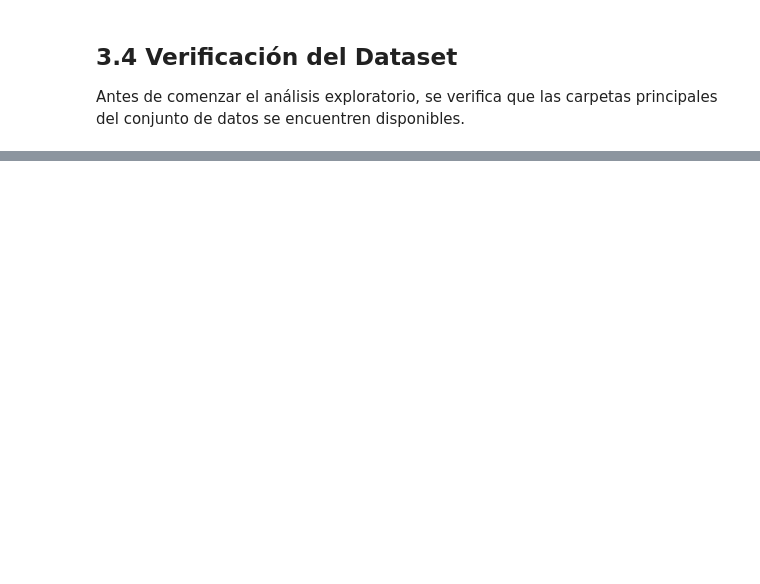
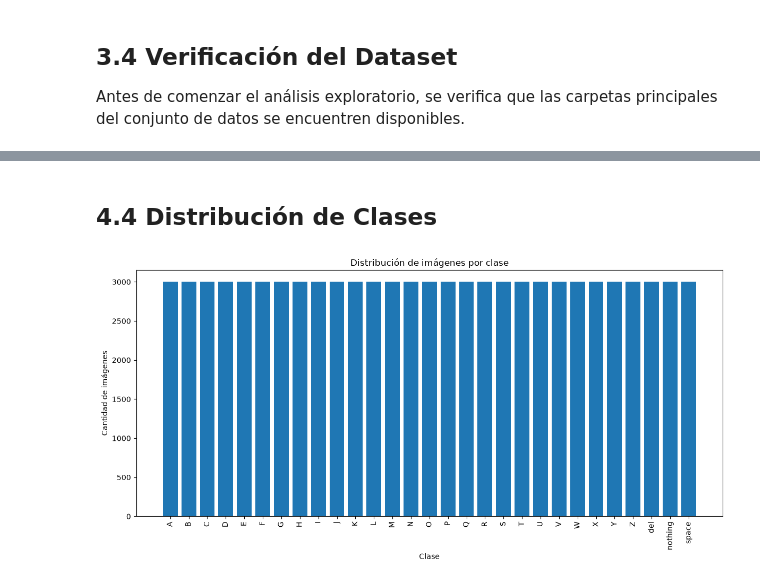
Before and after one commit to Emadlgg/Data_Science, a Jupyter notebook: Lab-DeepLearning/notebooks/Lab_DeepLearning.ipynb, the cells around one changed output, grey strips where cells are left out. Drawn from its saved outputs; the diff is of its cells as text; code cells hidden in the pictures; blank space fills up the shorter version.

```diff
--- a/Lab-DeepLearning/notebooks/Lab_DeepLearning.ipynb
+++ b/Lab-DeepLearning/notebooks/Lab_DeepLearning.ipynb
@@ -97,0 +168,17 @@ print(f"Número de imágenes en Test: {len(list(TEST_PATH.glob('*')))}")
+# %%
+dataset_info = []
+
+for class_name in classes:
+
+    class_path = TRAIN_PATH / class_name
+
+    num_images = len(list(class_path.glob("*")))
+
+    dataset_info.append({
+        "Clase": class_name,
+        "Cantidad de imágenes": num_images
+    })
+
+dataset_df = pd.DataFrame(dataset_info)
+
+dataset_df
@@ -97,0 +207,23 @@ print(f"Número de imágenes en Test: {len(list(TEST_PATH.glob('*')))}")
+# %% [markdown]
+## 4.4 Distribución de Clases
+# %%
+plt.figure(figsize=(12,6))
+
+plt.bar(
+    dataset_df["Clase"],
+    dataset_df["Cantidad de imágenes"]
+)
+
+plt.title("Distribución de imágenes por clase")
+
+plt.xlabel("Clase")
+
+plt.ylabel("Cantidad de imágenes")
+
+plt.xticks(rotation=90)
+
+plt.tight_layout()
+
+plt.show()
+# %% [output]
+[figure, added]
```
Also changed, not shown: parts of 65 cells of this notebook, 2 other files.
